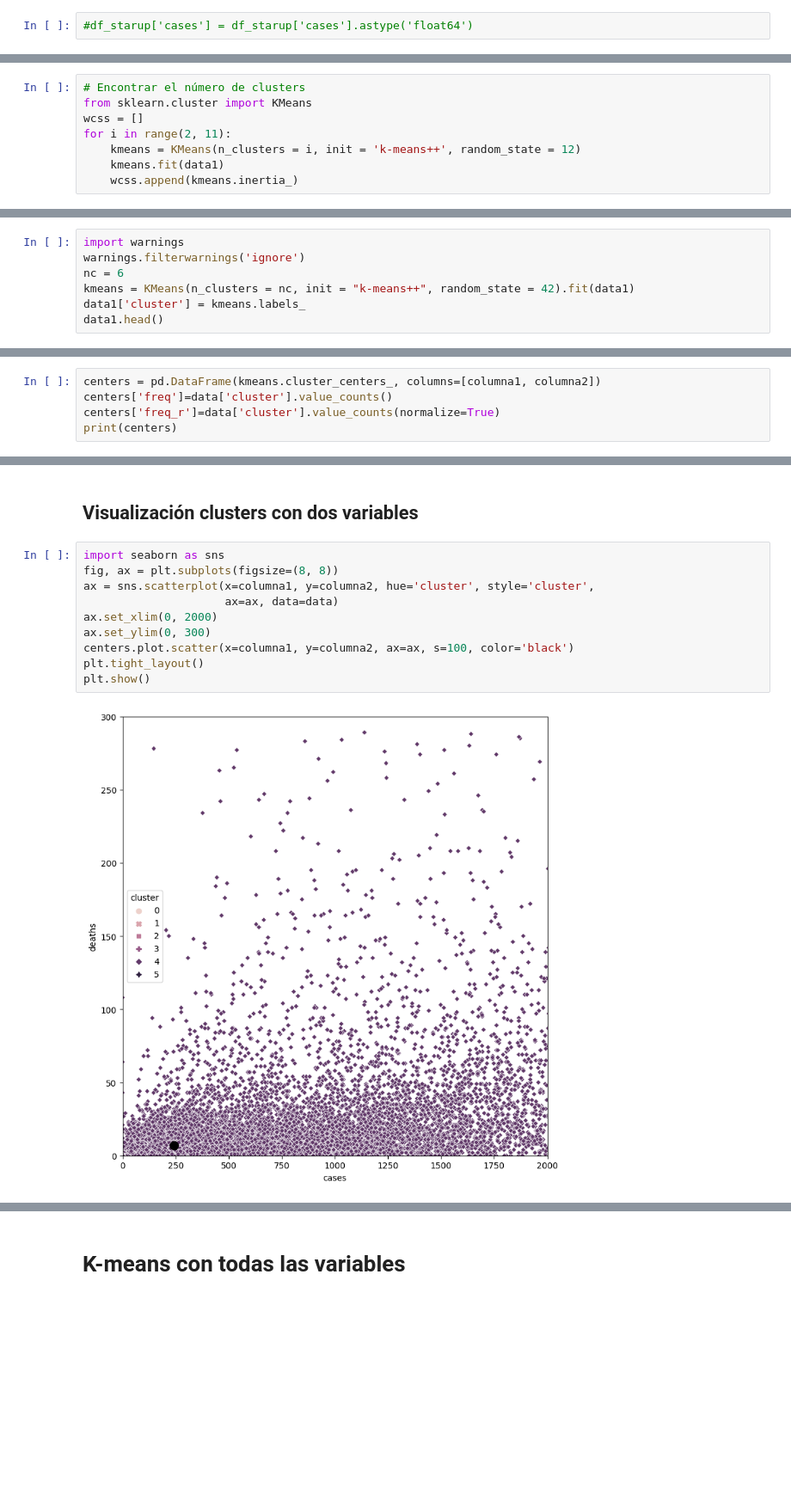
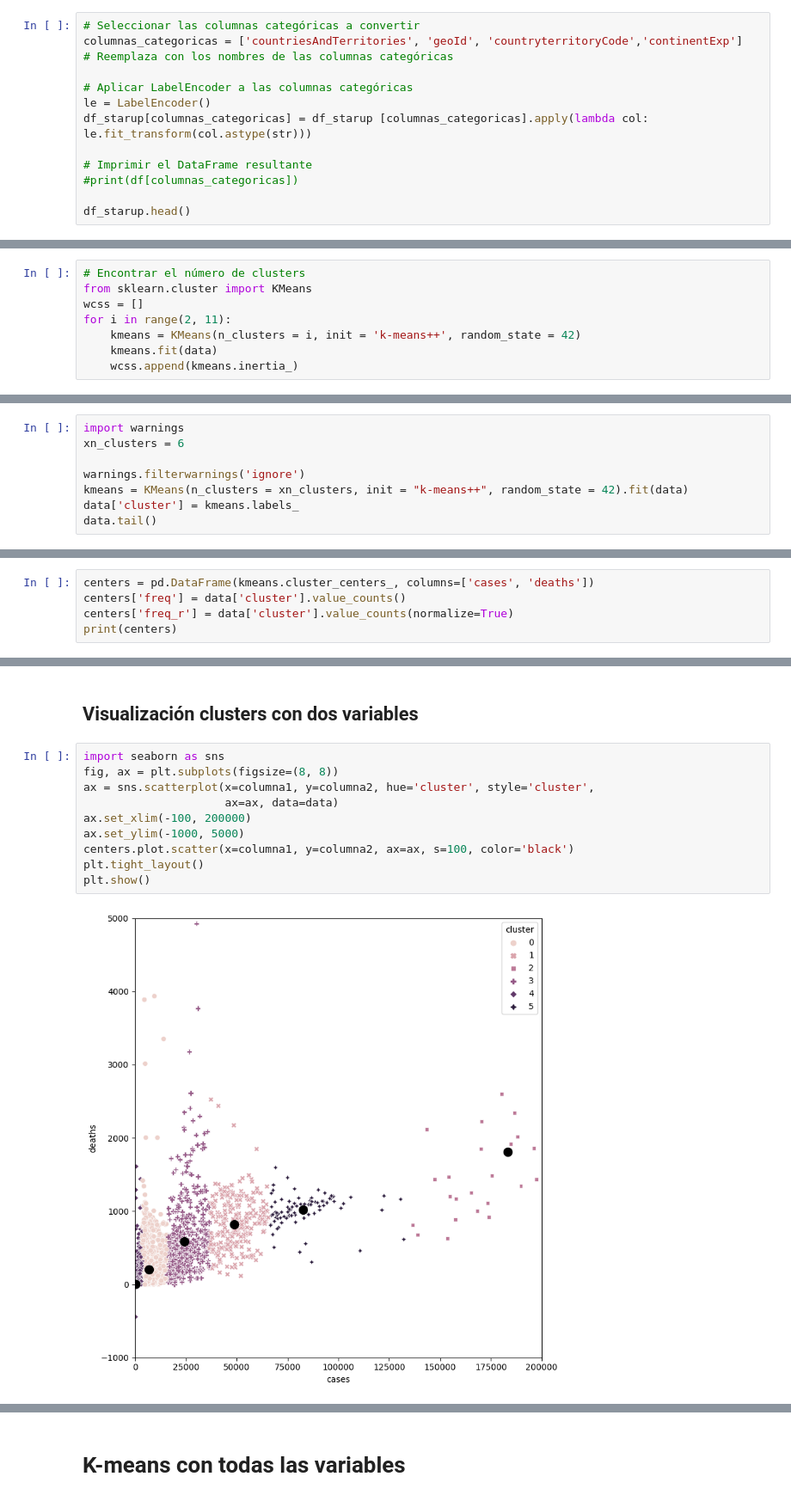
Before and after one commit to Taniapcc/tareaUnir, a Jupyter notebook: Clustering_Trabajo_Grupal.ipynb, the cells around one changed output, grey strips where cells are left out. Shown at 86% size. Cells and saved outputs as stored; diff of their text form; blank space fills up the shorter version.

```diff
--- a/Clustering_Trabajo_Grupal.ipynb
+++ b/Clustering_Trabajo_Grupal.ipynb
@@ -81,2 +164,12 @@ memory usage: 5.7+ MB
 # %%
-#df_starup['cases'] = df_starup['cases'].astype('float64')
+# Seleccionar las columnas categóricas a convertir
+columnas_categoricas = ['countriesAndTerritories', 'geoId', 'countryterritoryCode','continentExp']  # Reemplaza con los nombres de las columnas categóricas
+
+# Aplicar LabelEncoder a las columnas categóricas
+le = LabelEncoder()
+df_starup[columnas_categoricas] = df_starup [columnas_categoricas].apply(lambda col: le.fit_transform(col.astype(str)))
+
+# Imprimir el DataFrame resultante
+#print(df[columnas_categoricas])
+
+df_starup.head()
@@ -137,8 +224,8 @@ print(data1)
 from sklearn.cluster import KMeans
 wcss = []
 for i in range(2, 11):
-    kmeans = KMeans(n_clusters = i, init = 'k-means++', random_state = 12)
-    kmeans.fit(data1)
+    kmeans = KMeans(n_clusters = i, init = 'k-means++', random_state = 42)
+    kmeans.fit(data)
     wcss.append(kmeans.inertia_)
 # %%
 import matplotlib.pyplot as plt
@@ -153,9 +240,10 @@ plt.show()
 ## Definición de clusters k-means
 # %%
 import warnings
+xn_clusters = 6
+
 warnings.filterwarnings('ignore')
-nc = 6
-kmeans = KMeans(n_clusters = nc, init = "k-means++", random_state = 42).fit(data1)
-data1['cluster'] = kmeans.labels_
-data1.head()
+kmeans = KMeans(n_clusters = xn_clusters, init = "k-means++", random_state = 42).fit(data)
+data['cluster'] = kmeans.labels_
+data.tail()
 # %% [output]
@@ -163,7 +256,7 @@ IndexError: ignored
 # %%
-centers = pd.DataFrame(kmeans.cluster_centers_, columns=[columna1, columna2])
-centers['freq']=data['cluster'].value_counts()
-centers['freq_r']=data['cluster'].value_counts(normalize=True)
+centers = pd.DataFrame(kmeans.cluster_centers_, columns=['cases', 'deaths'])
+centers['freq'] = data['cluster'].value_counts()
+centers['freq_r'] = data['cluster'].value_counts(normalize=True)
 print(centers)
 # %% [output]
            cases       deaths   freq    freq_r
@@ -178,14 +271,14 @@ print(centers)
 # %%
 import seaborn as sns
 fig, ax = plt.subplots(figsize=(8, 8))
 ax = sns.scatterplot(x=columna1, y=columna2, hue='cluster', style='cluster',
                      ax=ax, data=data)
-ax.set_xlim(0, 2000)
-ax.set_ylim(0, 300)
+ax.set_xlim(-100, 200000)
+ax.set_ylim(-1000, 5000)
 centers.plot.scatter(x=columna1, y=columna2, ax=ax, s=100, color='black')
 plt.tight_layout()
 plt.show()
 # %% [output]
-[figure, old version]
+[figure, new version]
 # %%
 import matplotlib.pyplot as plt
```
Also changed, not shown: parts of 26 cells of this notebook, 1 other file.
